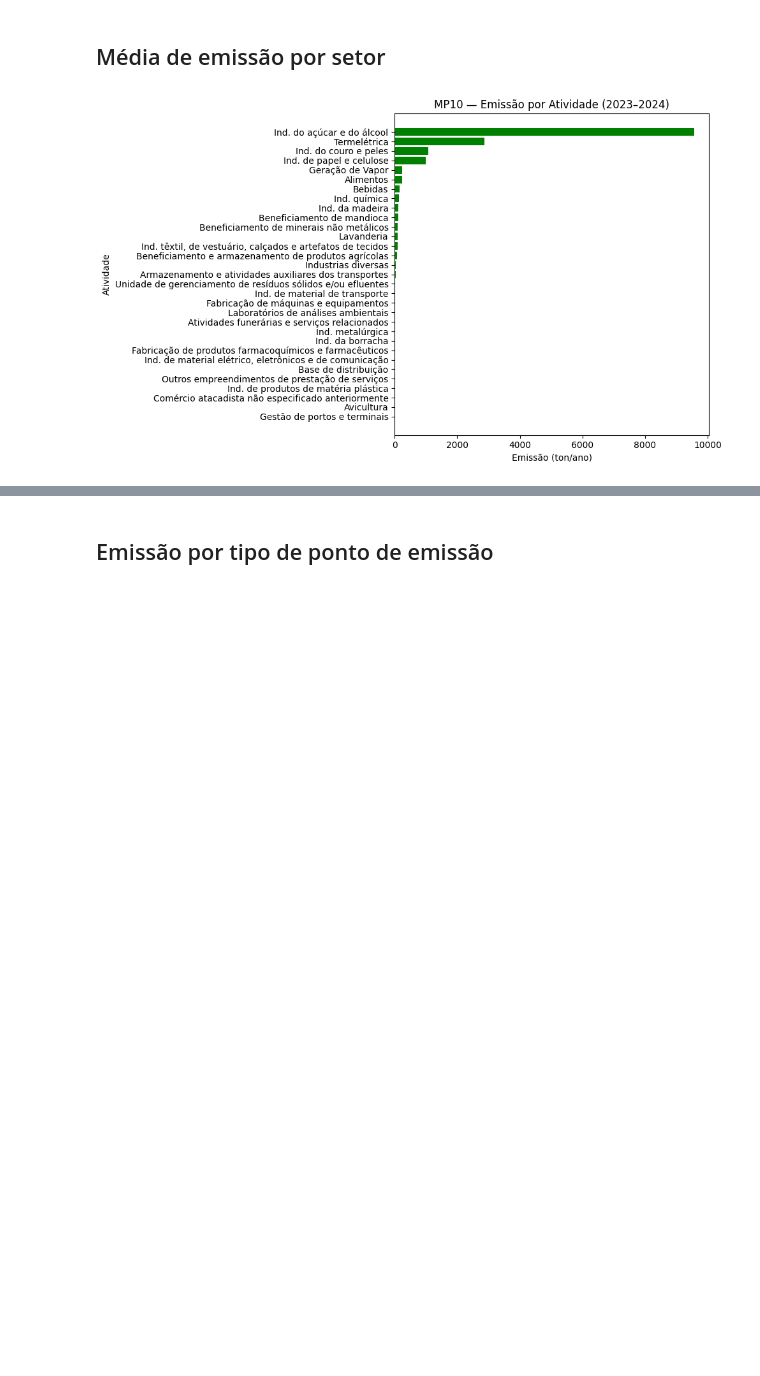
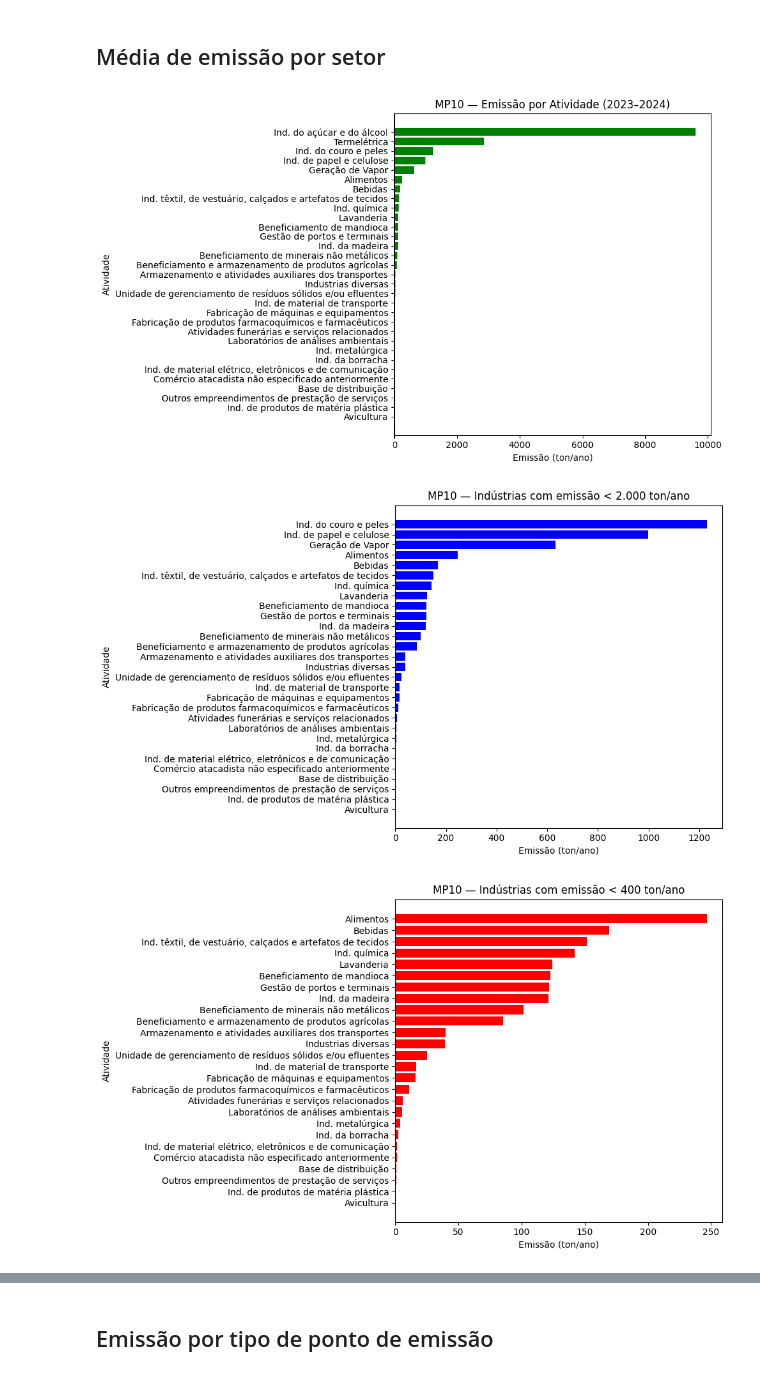
Before and after one commit to diasclarissa/python_env_app, a Jupyter notebook: Notebook/Trabalho01.ipynb, the cells around one changed output, grey strips where cells are left out. Drawn from its saved outputs; the diff is of its cells as text; code cells hidden in the pictures; blank space fills up the shorter version.

```diff
--- a/Notebook/Trabalho01.ipynb
+++ b/Notebook/Trabalho01.ipynb
@@ -151,48 +173,50 @@ fig.savefig(r"C:\Users\satiu\Documents\GitHub\python_env_app\output\MP10\compara
 # MÉDIA DE EMISSÃO POR ATIVIDADE (GERAL, 2023–2024 juntos)
 
 # garante que só use as colunas necessárias e tira Atividade nula
-df_tmp = df_sem_outlier[['Atividade', 'Taxa ton/ano']].copy()
+df_tmp = df_all[['Atividade', 'Taxa ton/ano']].copy()
 df_tmp = df_tmp.dropna(subset=['Atividade'])
 
 # Agrupa os setores, usa "as_index' para resultado voltar como DataFrame, fazemos a emissão média de cada atividade,
 # Troquei o nome da coluna para facilitar entendimento, ".sort_values" ordena do maior para o menor.
-media_por_atividade = (df_tmp.groupby('Atividade', as_index=False)['Taxa ton/ano'].median().rename(columns={'Taxa ton/ano': 'Emissão média (ton/ano)'}).sort_values('Emissão média (ton/ano)', ascending=False))
+media_por_atividade = (df_tmp.groupby('Atividade', as_index=False)['Taxa ton/ano'].median().rename(columns={'Taxa ton/ano': 'Emissão (ton/ano)'}).sort_values('Emissão (ton/ano)', ascending=False))
 
 
 # Gráfico com todas as atividades
 fig, ax = plt.subplots(figsize=(10,6))
 # [::-1] uso para arrumar o gráfico depois que troquei bar para barh (quando troca a ordem de atividades fica errada)
-ax.barh(media_por_atividade['Atividade'][::-1], media_por_atividade['Emissão média (ton/ano)'][::-1], color='g')
+ax.barh(media_por_atividade['Atividade'][::-1], media_por_atividade['Emissão (ton/ano)'][::-1], color='g')
 ax.set_xlabel('Emissão (ton/ano)')
 ax.set_ylabel('Atividade')
 ax.set_title('MP10 — Emissão por Atividade (2023–2024)')
 fig.tight_layout()
 
 fig.savefig(r"C:\Users\satiu\Documents\GitHub\python_env_app\output\MP10\Emissao_por_setor.png")
 
 # Gráfico com apenas atividades "médias"
-filtro = media_por_atividade[media_por_atividade['Emissão média (ton/ano)'] < 5000]
+filtro = media_por_atividade[media_por_atividade['Emissão (ton/ano)'] < 2000]
 fig, ax = plt.subplots(figsize=(10, 6))
-ax.barh(filtro['Atividade'][::-1], filtro['Emissão média (ton/ano)'][::-1], color='b')
+ax.barh(filtro['Atividade'][::-1], filtro['Emissão (ton/ano)'][::-1], color='b')
 ax.set_xlabel('Emissão (ton/ano)')
 ax.set_ylabel('Atividade')
-ax.set_title('MP10 — Indústrias com emissão < 5.000 ton/ano')
+ax.set_title('MP10 — Indústrias com emissão < 2.000 ton/ano')
 fig.tight_layout()
 
 fig.savefig(r"C:\Users\satiu\Documents\GitHub\python_env_app\output\MP10\Emissao_por_setor_mediano.png")
 
 # Gráfico com apenas atividades pequenas
-filtro = media_por_atividade[media_por_atividade['Emissão média (ton/ano)'] < 400]
+filtro = media_por_atividade[media_por_atividade['Emissão (ton/ano)'] < 400]
 fig, ax = plt.subplots(figsize=(10, 6))
-ax.barh(filtro['Atividade'][::-1], filtro['Emissão média (ton/ano)'][::-1], color='r')
+ax.barh(filtro['Atividade'][::-1], filtro['Emissão (ton/ano)'][::-1], color='r')
 ax.set_xlabel('Emissão (ton/ano)')
 ax.set_ylabel('Atividade')
 ax.set_title('MP10 — Indústrias com emissão < 400 ton/ano')
 fig.tight_layout()
 
 fig.savefig(r"C:\Users\satiu\Documents\GitHub\python_env_app\output\MP10\Emissao_por_setor_pequeno.png")
 # %% [output]
-[figure, old version]
+[figure, new version]
+[figure, added]
+[figure, added]
 # %%
 # MÉDIA POR ATIVIDADE EM CADA ANO (2023 vs 2024)
 
```
Also changed, not shown: parts of 7 cells of this notebook.
